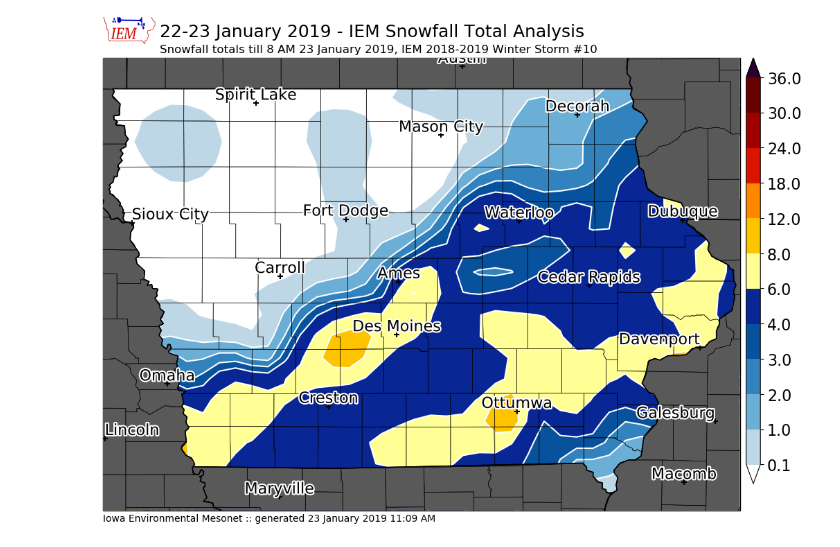
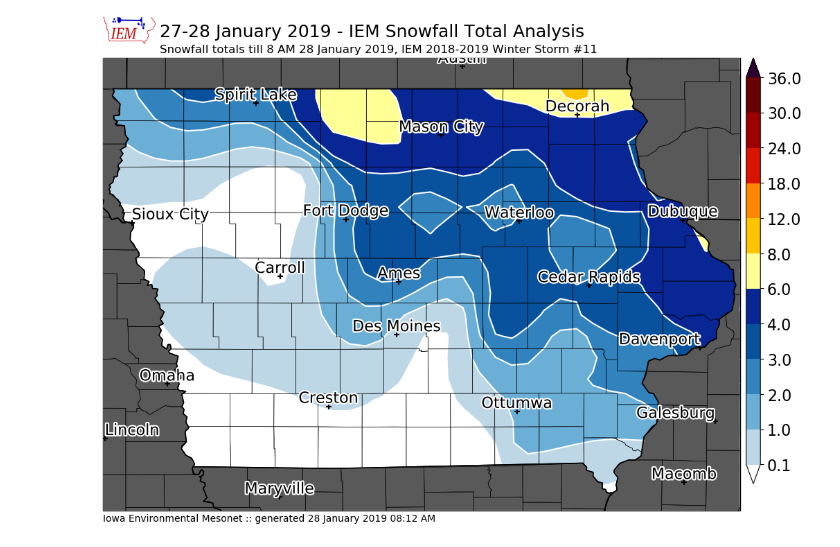
Before and after one commit to akrherz/DEV, a Jupyter notebook: coop/feature_snowfall_analysis.ipynb, the cells around one changed output. Saved outputs shown, nothing was run; the diff lists cells and outputs as text; code cells hidden in the pictures.

Commit message:
winter storm 11

```diff
--- a/coop/feature_snowfall_analysis.ipynb
+++ b/coop/feature_snowfall_analysis.ipynb
@@ -1,7 +1,7 @@
 # %%
 ####################
 # vvvvvvvvvvvvvvvvvvvvvvvvv
-STORM_NUMBER = 10
+STORM_NUMBER = 11
 SEASON = "1819"
 # ^^^^^^^^^^^^^^^^^^^^^^^^^
 ####################
@@ -78,9 +78,9 @@ def get_coop(dates):
     IEM.close()
     return data
 
-crows = get_coop( ['2019-01-23', '2019-01-24'] )
-sts = utc(2019, 1, 23, 6)
-ets = utc(2019, 1, 24, 12, 0)
+crows = get_coop( ['2019-01-28', '2019-01-28'] )
+sts = utc(2019, 1, 27, 18)
+ets = utc(2019, 1, 29, 12, 0)
 lrows = get_lsrs(sts, ets)
 
 df = pd.DataFrame(crows + lrows)
@@ -127,9 +127,10 @@ Found 1097 observations (816 coop/281 lsrs) for consideration
 # %%
-cull = ['IA-KS-4', 'GRTM7', 'l242']
+cull = ['l13', 'MABM5', 'l146']
 if cull:
     dfall.at[cull, 'useme'] = False
 
-hardcode = [
+hardcode = [['l20', 4.],
+            ['WEBI4', 3.8],
            ]
 for sid, val in hardcode:
     dfall.at[sid, 'val'] = val
@@ -202,15 +203,15 @@ Attributes:
 # %%
 # now we are ready to plot!
 
 m = MapPlot(sector='iowa',
-            title='22-23 January 2019 - IEM Snowfall Total Analysis',
-            subtitle=("Snowfall totals till 8 AM 23 January 2019, "
+            title='27-28 January 2019 - IEM Snowfall Total Analysis',
+            subtitle=("Snowfall totals till 8 AM 28 January 2019, "
                       "IEM 2018-2019 Winter Storm #%s") % (STORM_NUMBER, ))
 vals = m.contourf(grid.longitude, grid.latitude, grid.vals, clevs, cmap=cmap)
 np.save("%s_events/%s_%s.npy" % (SEASON, SEASON, STORM_NUMBER), vals)
 #m.plot_values(np.array(df2.lon), np.array(df2.lat), np.array(df2.val), '%.2f')
 m.drawcounties()
 m.drawcities()
-m.postprocess(filename='190123.png')
+m.postprocess(filename='190128.png')
 # %% [output]
-[figure, old version]
+[figure, new version]
```
Also changed, not shown: parts of 2 cells of this notebook, 1 other file.
